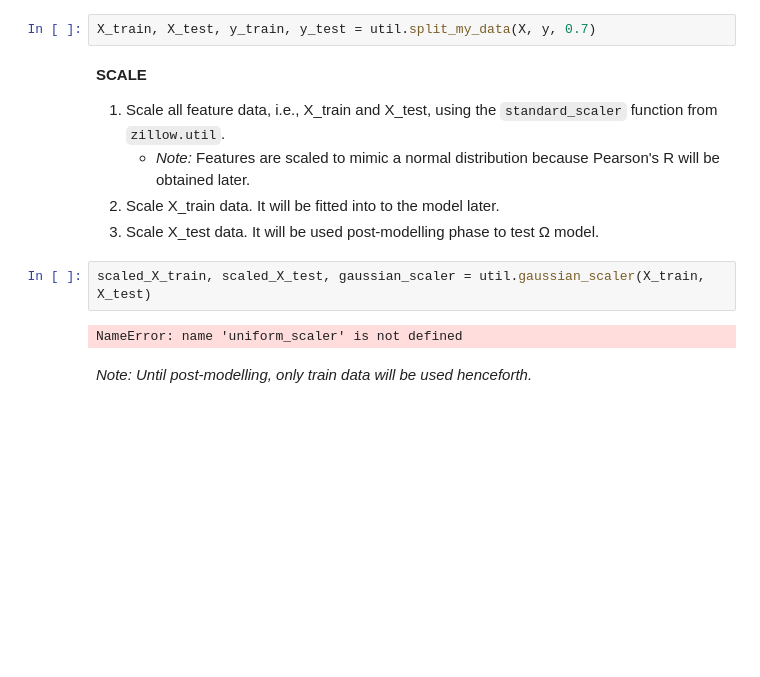
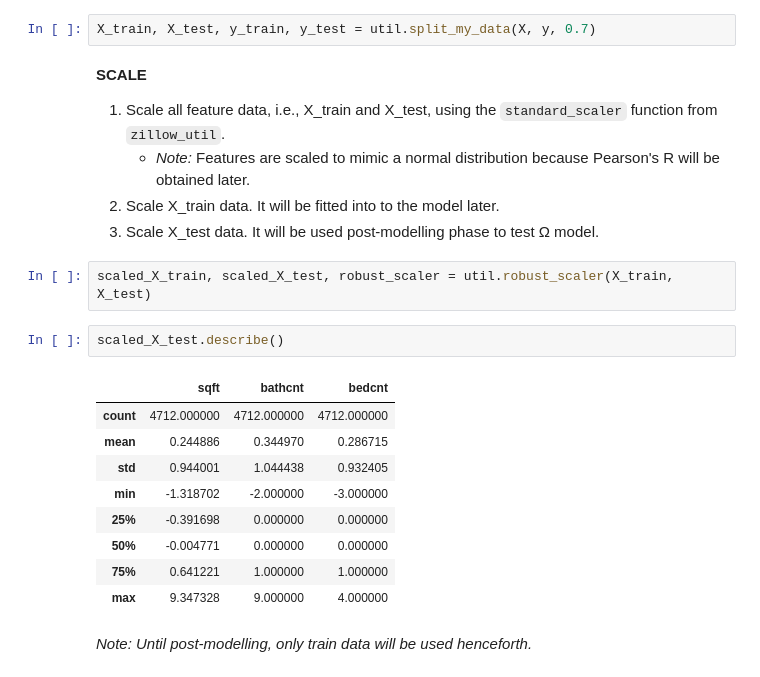
Before and after one commit to crisgiovanoni/zillow_project, a Jupyter notebook: Estimating Assessed Value of Properties - Zillow Dataset.ipynb, the cells around one changed output. Drawn from its saved outputs; the diff is of its cells as text; blank space fills up the shorter version.

```diff
--- a/Estimating Assessed Value of Properties - Zillow Dataset.ipynb
+++ b/Estimating Assessed Value of Properties - Zillow Dataset.ipynb
@@ -199,14 +214,24 @@ y = zillow.propvalue
 X_train, X_test, y_train, y_test = util.split_my_data(X, y, 0.7)
 # %% [markdown]
 **SCALE**
-1. Scale all feature data, i.e., X_train and X_test, using the `standard_scaler` function from `zillow.util`.
+1. Scale all feature data, i.e., X_train and X_test, using the `standard_scaler` function from `zillow_util`.
     - _Note:_ Features are scaled to mimic a normal distribution because Pearson's R will be obtained later.
 2. Scale X_train data. It will be fitted into to the model later.
 3. Scale X_test data. It will be used post-modelling phase to test Ω model.
 # %%
-scaled_X_train, scaled_X_test, gaussian_scaler = util.gaussian_scaler(X_train, X_test)
+scaled_X_train, scaled_X_test, robust_scaler = util.robust_scaler(X_train, X_test)
-# %% [output]
-NameError: name 'uniform_scaler' is not defined
+# %%
+scaled_X_test.describe()
+# %% [output]
+|  | sqft | bathcnt | bedcnt |
+| count | 4712.000000 | 4712.000000 | 4712.000000 |
+| mean | 0.244886 | 0.344970 | 0.286715 |
+| std | 0.944001 | 1.044438 | 0.932405 |
+| min | -1.318702 | -2.000000 | -3.000000 |
+| 25% | -0.391698 | 0.000000 | 0.000000 |
+| 50% | -0.004771 | 0.000000 | 0.000000 |
+| 75% | 0.641221 | 1.000000 | 1.000000 |
+| max | 9.347328 | 9.000000 | 4.000000 |
 # %% [markdown]
 _Note: Until post-modelling, only train data will be used henceforth._
 # %% [markdown]
```
Also changed, not shown: parts of 31 cells of this notebook, 2 other files.
